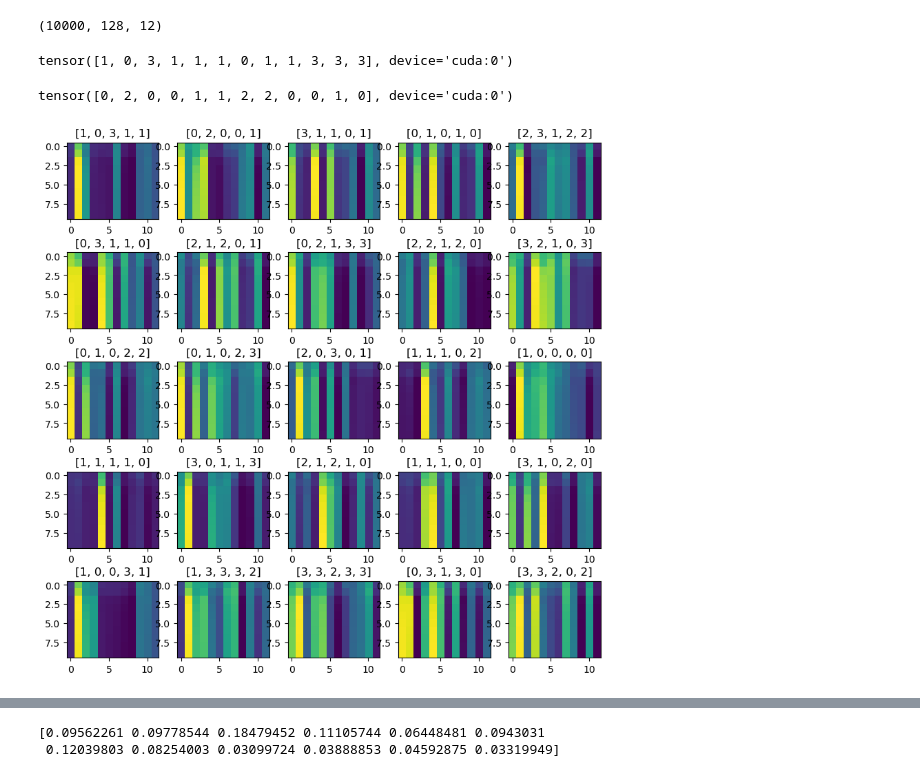
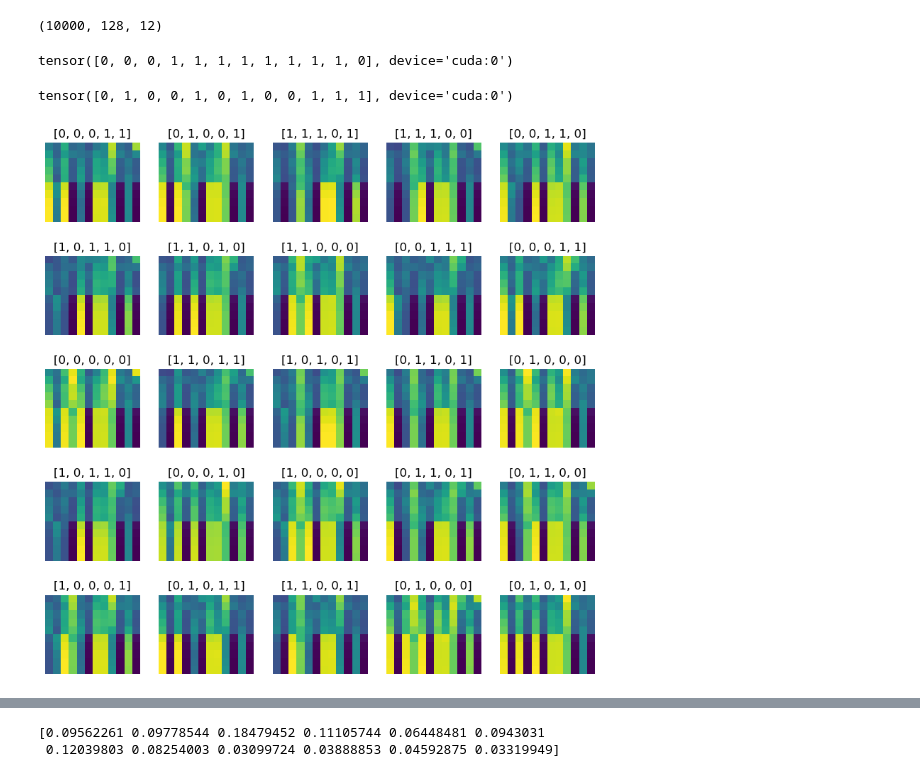
Before and after one commit to facebookresearch/pal, a Jupyter notebook: pruning/factorization.ipynb, the cells around one changed output, grey strips where cells are left out. Saved outputs shown, nothing was run; the diff lists cells and outputs as text; code cells hidden in the pictures.

```diff
--- a/pruning/factorization.ipynb
+++ b/pruning/factorization.ipynb
@@ -9,7 +9,7 @@ import torch
 
 save_dir = Path('.').resolve() / 'results'
 
-vocab_size = 4
+vocab_size = 2
 bsz = 2048
 length = 12
 sparsity_index = 5
@@ -101,10 +101,11 @@ class Model(nn.Module):
             return out, attn
         return out
 # %%
-emb_dim = 32
+emb_dim = 2
+vocab_size = 2
 
 X = torch.from_numpy(data.astype(int))
-model = Model(emb_dim, vocab_size=4)
+model = Model(emb_dim, vocab_size)
 # %% [markdown]
 Training
 
@@ -115,6 +116,7 @@ from tqdm import tqdm
 DEVICE = torch.device('cuda:0')
 
 niter = 10_000
+vocab_size = 2
 
 all_losses = {}
 all_accs = {}
@@ -132,13 +134,15 @@ Y_test = torch.from_numpy(test_targets).to(dtype=torch.long, device=DEVICE)
 for name in names:
     print(name, flush=True)
 
-    # model = Model(emb_dim, vocab_size=4)
+    # model = Model(emb_dim, vocab_size)
     model.to(device=DEVICE)
     if name[:3] == 'SGD':
         lr = 1e-1
         optimizer = torch.optim.SGD(model.parameters(), lr=lr, momentum=0)
     else:
-        lr = 1e-4
+        # lr = 1e-3 # emb_dim == 8
+        # lr = 1e-2 # emb_dim == 4
+        lr = 1e-2 # emb_dim == 2
         optimizer = torch.optim.Adam(model.parameters(), lr=lr)
 
     losses = torch.zeros(niter)
@@ -151,8 +155,7 @@ for name in names:
 
         # compute loss
         score = model(X, verbose=False)
-        # loss = F.cross_entropy(score.view((-1, vocab_size)), Y.view(-1))
-        loss = F.cross_entropy(score.view((-1, 4)), Y.view(-1))
+        loss = F.cross_entropy(score.view((-1, vocab_size)), Y.view(-1))
 
         loss.backward()
         optimizer.step()
@@ -235,17 +238,18 @@ attns.shape
 # %%
 X_test[0]
 # %% [output]
-tensor([1, 0, 3, 1, 1, 1, 0, 1, 1, 3, 3, 3], device='cuda:0')
+tensor([0, 0, 0, 1, 1, 1, 1, 1, 1, 1, 1, 0], device='cuda:0')
 # %%
 X_test[1]
 # %% [output]
-tensor([0, 2, 0, 0, 1, 1, 2, 2, 0, 0, 1, 0], device='cuda:0')
+tensor([0, 1, 0, 0, 1, 0, 1, 0, 0, 1, 1, 1], device='cuda:0')
 # %%
 fig, ax = plt.subplots(5, 5, figsize=(10, 10))
 
 for i in range(25):
     ax[i // 5, i % 5].imshow(attns[::1000,i,:])
     ax[i // 5, i % 5].set_title(f"{X_test[i,:5].tolist()}")
+    ax[i // 5, i % 5].axis('off')
 # plt.colorbar()
 # %% [output]
-[figure, old version]
+[figure, new version]
```
Also changed, not shown: parts of 25 cells of this notebook.
